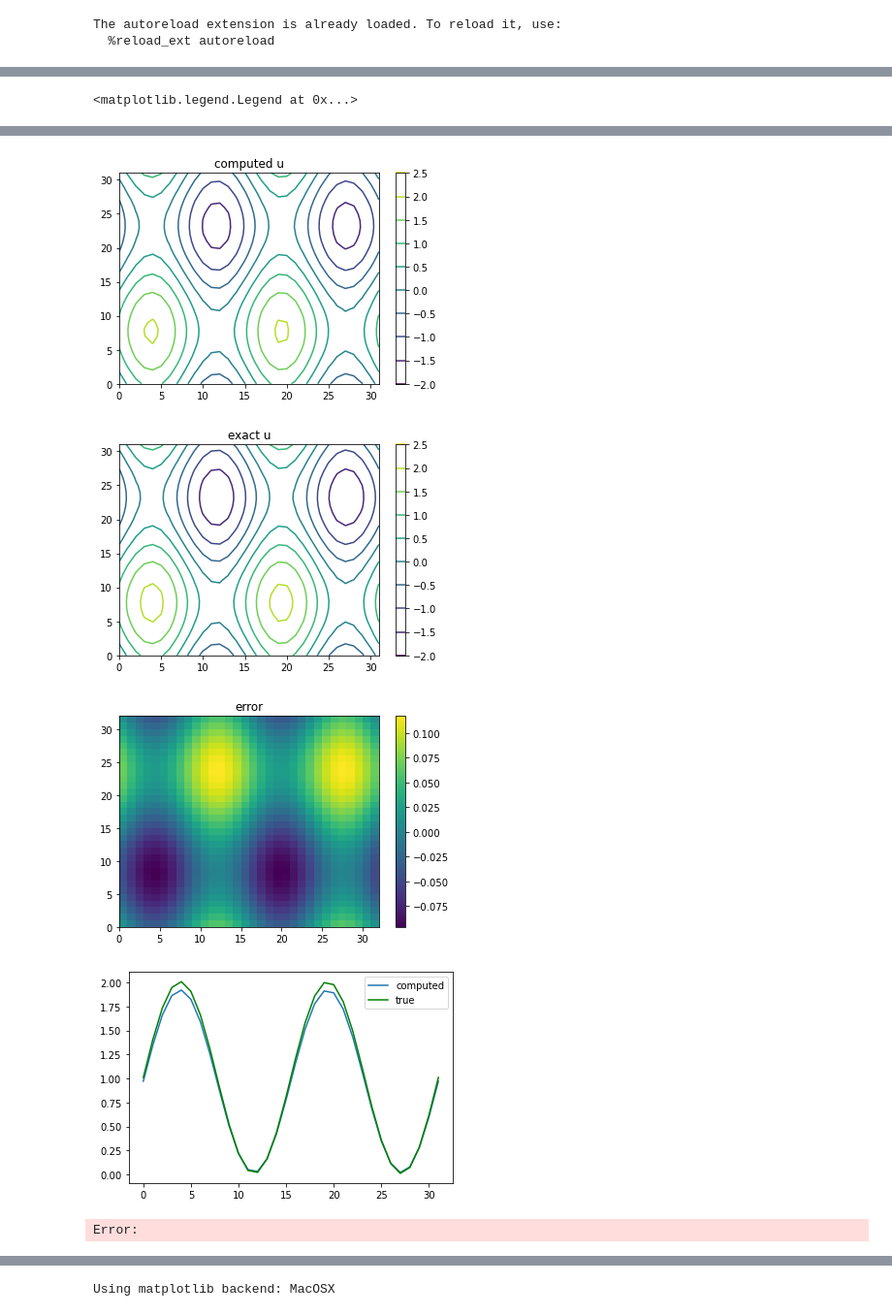
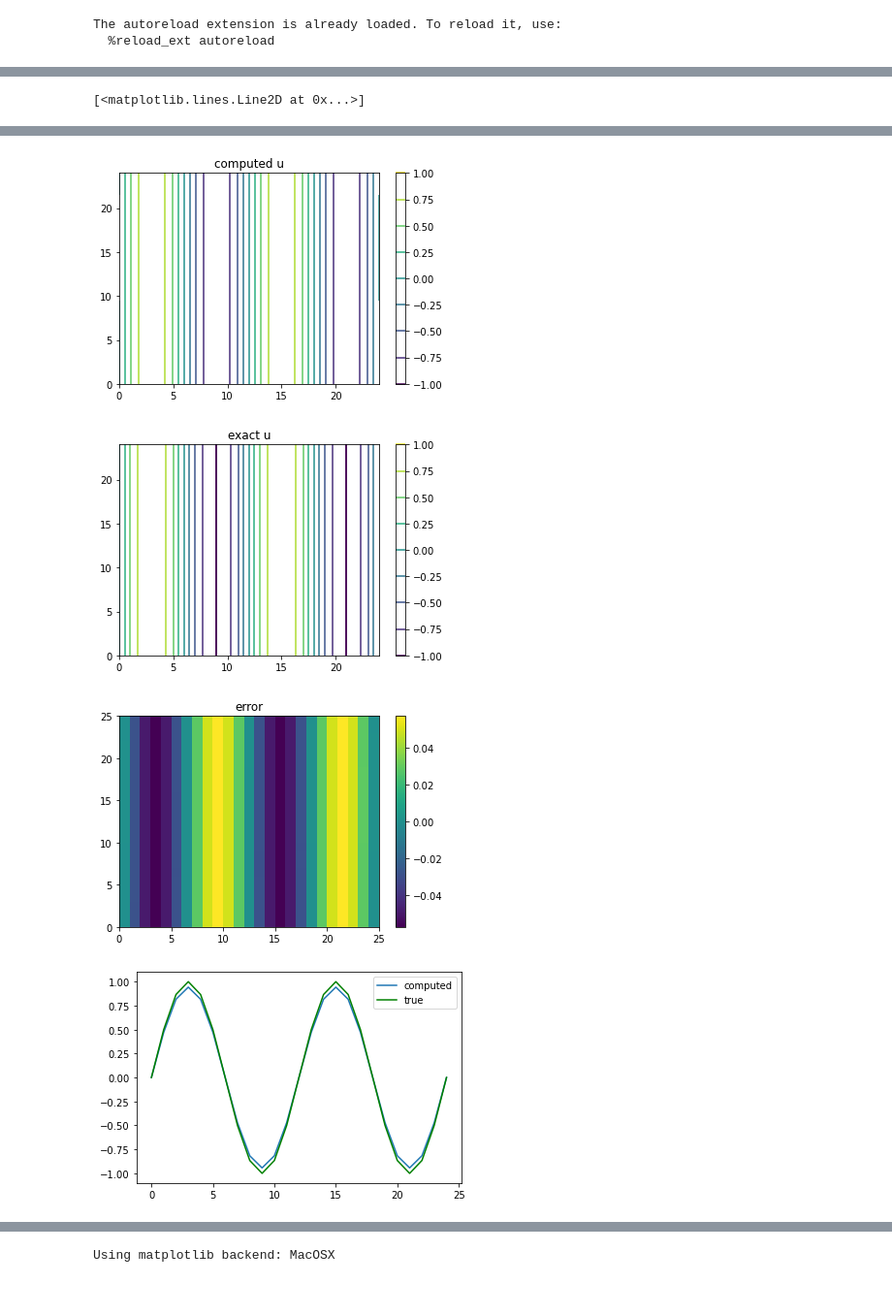
Before and after one commit to Benoit-Muller/Computational-Optimal-Transport, a Jupyter notebook: tests_BB.ipynb, the cells around one changed output, grey strips where cells are left out. Shown at 97% size. Saved outputs shown, nothing was run; the diff lists cells and outputs as text; code cells hidden in the pictures.

```diff
--- a/tests_BB.ipynb
+++ b/tests_BB.ipynb
@@ -119,6 +119,7 @@ import scipy as sp
 from scipy import sparse
 from scipy.sparse.linalg import spsolve
 import matplotlib.pyplot as plt
+import time
 from tqdm.notebook import tqdm,trange
 %matplotlib inline
 %load_ext autoreload
@@ -126,26 +127,27 @@ from tqdm.notebook import tqdm,trange
 
 from poisson import *
 
-nn = np.linspace(10,32,5).astype(int)
+nn = np.linspace(20,25,5).astype(int)
 order = "F"
 
 #uex = lambda x,y,z: -1 + x**2 + np.sin(2*np.pi*y) + np.sin(4*np.pi*z)
 #f = lambda x,y,z:  0*x + 2 - (2*np.pi)**2 * np.sin(2*np.pi*y) - (4*np.pi)**2 * np.sin(4*np.pi*z)
 
-uex = lambda x,y,z: x + np.sin(2*np.pi*y) + np.sin(4*np.pi*z)
-f = lambda x,y,z:  0*x - (2*np.pi)**2 * np.sin(2*np.pi*y) - (4*np.pi)**2 * np.sin(4*np.pi*z)
+uex = lambda x,y,z: 0*x + 0*np.sin(2*np.pi*y) + np.sin(4*np.pi*z)
+f = lambda x,y,z:  0*x - 0*(2*np.pi)**2 * np.sin(2*np.pi*y) - (4*np.pi)**2 * np.sin(4*np.pi*z)
 
 err = np.zeros((len(nn),2))
-for i,n in enumerate(nn):
+times = []
+for i,n in tqdm(enumerate(nn),total=len(nn)):
     x=np.linspace(0,1,n)[:,None,None]
     y=np.linspace(0,1,n)[None,:,None]
     z=np.linspace(0,1,n)[None,None,:]
     uex_vect = uex(x,y,z)
     f_vect = f(x,y,z)
-    g_vect = np.array([np.ones((n,n)), np.ones((n,n))])
-
+    g_vect = 0*np.array([np.ones((n,n)), np.ones((n,n))])
+    tic = time.time()
     u,A,b,u_vect = poisson(f_vect,g_vect)
-
+    times.append(time.time() - tic)
     u = u - np.mean(u) + np.mean(uex_vect)
     err[i,0],err[i,1] = np.max(np.abs(u-uex_vect)),np.mean(np.abs(u-uex_vect))
 # %% [output]
@@ -154,12 +156,17 @@ The autoreload extension is already loaded. To reload it, use:
 # %%
 %matplotlib inline
 
-plt.semilogy(nn,err[:,0],'.-')
-slope = np.polyfit(np.log(nn),err[:,0],deg=1)[0]
-plt.semilogy(nn,err[:,1],'.-')
+plt.plot(nn,err[:,0],'.--')
+polynom_err = np.polyfit(np.log(nn),np.log(err[:,0]),deg=1)
+plt.plot(nn,err[:,1],'.--')
 plt.title("evolution of error")
-plt.legend(['max-norm (slope='+str(slope)+")",'mean'])
-plt.savefig("graphics/poisson_error.pdf")
+polynom0 = np.polyfit(np.log(nn),np.log(err[:,0]),deg=1)
+polynom1 = np.polyfit(np.log(nn),np.log(err[:,1]),deg=1)
+plt.legend([f"max-norm (slope={polynom0[0]:.2f})",f'mean (slope={polynom1[0]:.2f})'])
+plt.plot(nn,np.exp(polynom0[1])*nn**polynom0[0],linestyle="-",color='black',alpha=0.5)
+plt.plot(nn,np.exp(polynom1[1])*nn**polynom1[0],linestyle="-",color='black',alpha=0.5)
+plt.xscale("log")
+plt.yscale("log")
 
 #print(err)
 print("integral of u:           ", np.sum(u) / n**3)
@@ -188,4 +195,7 @@ plt.figure()
 plt.plot(u[i,i,:])
 plt.plot(uex_vect[i,i,:],"green")
 plt.legend(["computed","true"])
+
+plt.figure()
+plt.loglog(times)
 # %% [output]
@@ -196 +206 @@ L1-norm of the error:    0.043917022306790024
-<matplotlib.legend.Legend at 0x...>
+[<matplotlib.lines.Line2D at 0x...>]
@@ -198,5 +208,4 @@ L1-norm of the error:    0.043917022306790024
-[figure, old version]
+[figure, new version]
-[figure, old version]
+[figure, new version]
-[figure, old version]
+[figure, new version]
-[figure, old version]
+[figure, new version]
-Error:
```
Also changed, not shown: parts of 1 cell of this notebook, 17 other files.
